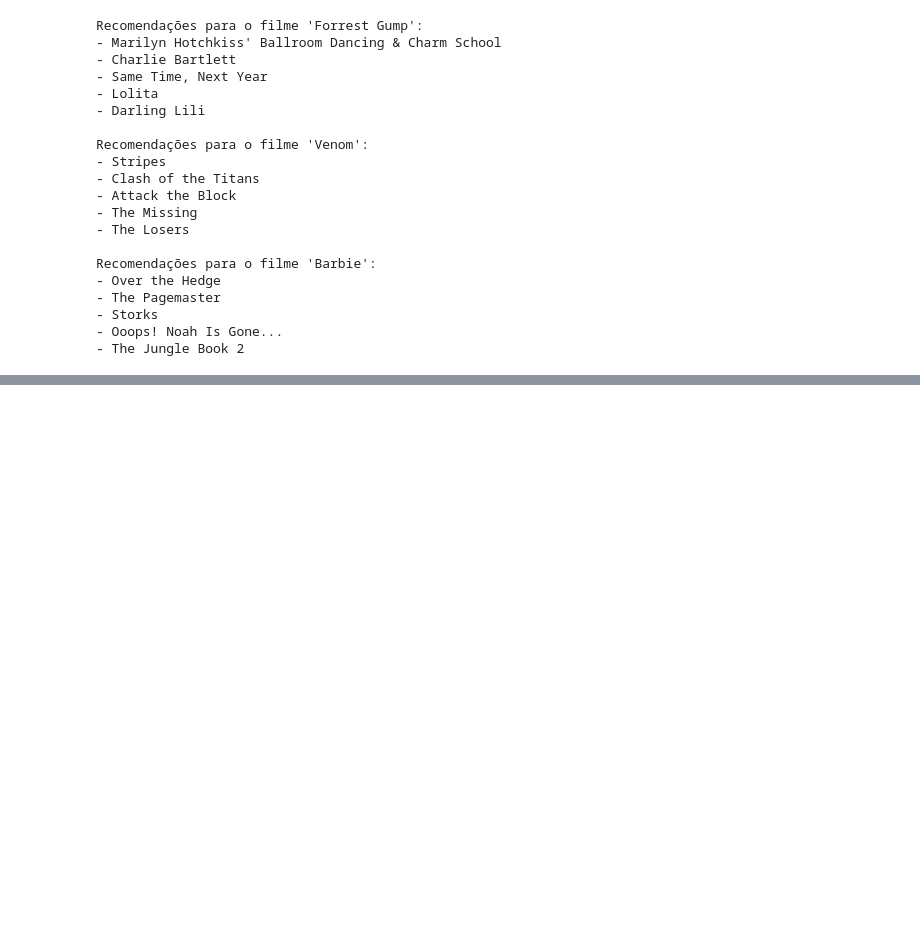
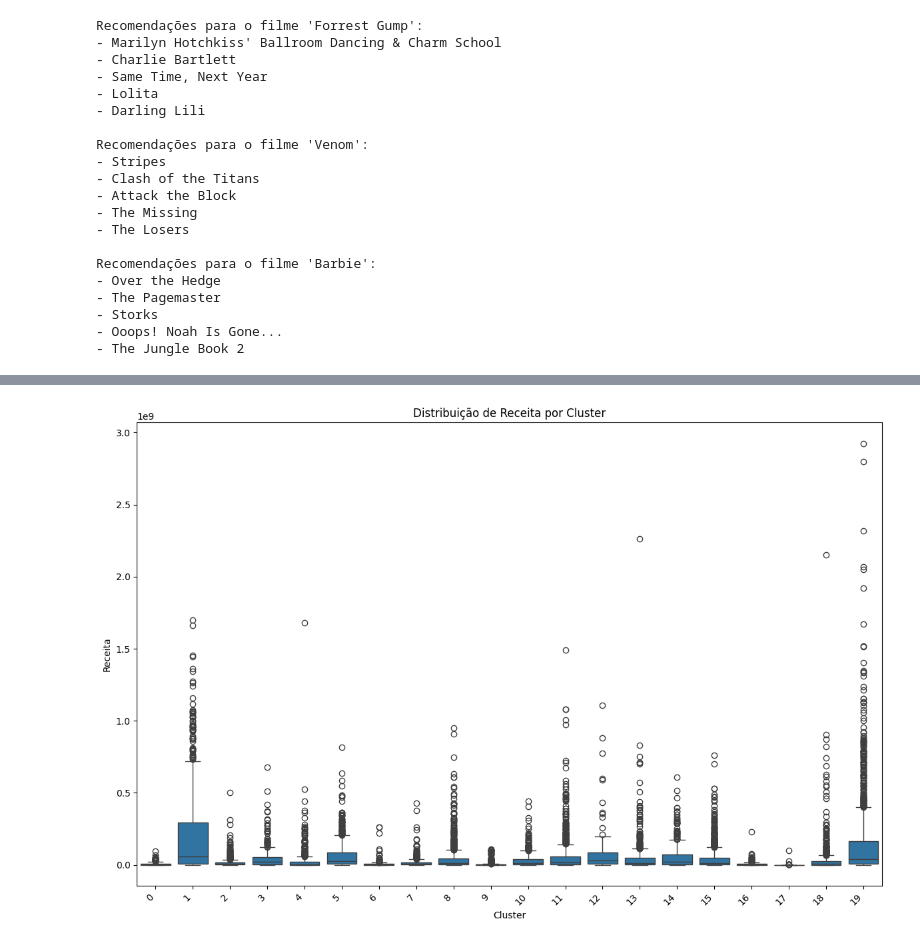
Before and after one commit to Marteldelfer/PISI3, a Jupyter notebook: Clustering_e_algoritmo_de_recomendação.ipynb, the cells around one changed output, grey strips where cells are left out. Cells and saved outputs as stored; diff of their text form; code cells hidden in the pictures; blank space fills up the shorter version.

Commit message:
Criando os gráficos boxplot com os valores numéricos

```diff
--- a/Clustering_e_algoritmo_de_recomendação.ipynb
+++ b/Clustering_e_algoritmo_de_recomendação.ipynb
@@ -580,0 +581,81 @@ Recomendações para o filme 'Barbie':
+# %%
+# prompt: crie uma vizualidação dos clusters com boxplot
+
+# Crie o boxplot dos clusters com base em alguma característica numérica do seu DataFrame original
+# Por exemplo, vamos usar a coluna 'revenue' (receita), se ela existir e for numérica
+# Substitua 'revenue' pela coluna numérica que você deseja visualizar por cluster
+
+# Verifique se a coluna 'revenue' existe e é numérica
+if 'revenue' in df_clustered.columns and pd.api.types.is_numeric_dtype(df_clustered['revenue']):
+    plt.figure(figsize=(12, 8))
+    sns.boxplot(x='cluster', y='revenue', data=df_clustered)
+    plt.title('Distribuição de Receita por Cluster')
+    plt.xlabel('Cluster')
+    plt.ylabel('Receita')
+    plt.xticks(rotation=45, ha='right')
+    plt.tight_layout()
+    plt.show()
+else:
+    print("Coluna 'revenue' não encontrada ou não é numérica. Escolha outra coluna numérica para o boxplot.")
+
+if 'imdb_rating' in df_clustered.columns and pd.api.types.is_numeric_dtype(df_clustered['imdb_rating']):
+    plt.figure(figsize=(12, 8))
+    sns.boxplot(x='cluster', y='revenue', data=df_clustered)
+    plt.title('Distribuição de Nota por Cluster')
+    plt.xlabel('Cluster')
+    plt.ylabel('Nota')
+    plt.xticks(rotation=45, ha='right')
+    plt.tight_layout()
+    plt.show()
+else:
+    print("Coluna 'imdb_rating' não encontrada ou não é numérica. Escolha outra coluna numérica para o boxplot.")
+
+if 'runtime' in df_clustered.columns and pd.api.types.is_numeric_dtype(df_clustered['runtime']):
+    plt.figure(figsize=(12, 8))
+    sns.boxplot(x='cluster', y='runtime', data=df_clustered)
+    plt.title('Distribuição de Duração por Cluster')
+    plt.xlabel('Cluster')
+    plt.ylabel('Duração')
+    plt.xticks(rotation=45, ha='right')
+    plt.tight_layout()
+    plt.show()
+else:
+    print("Coluna 'runtime' também não encontrada ou não é numérica.")
+
+if 'vote_count' in df_clustered.columns and pd.api.types.is_numeric_dtype(df_clustered['vote_count']):
+    plt.figure(figsize=(12, 8))
+    sns.boxplot(x='cluster', y='runtime', data=df_clustered)
+    plt.title('Distribuição de quantidade de Votos por Cluster')
+    plt.xlabel('Cluster')
+    plt.ylabel('Quantidade de votos')
+    plt.xticks(rotation=45, ha='right')
+    plt.tight_layout()
+    plt.show()
+else:
+    print("Coluna 'runtime' também não encontrada ou não é numérica.")
+
+if 'vote_average' in df_clustered.columns and pd.api.types.is_numeric_dtype(df_clustered['vote_average']):
+    plt.figure(figsize=(12, 8))
+    sns.boxplot(x='cluster', y='runtime', data=df_clustered)
+    plt.title('Distribuição de média de Votos por Cluster')
+    plt.xlabel('Cluster')
+    plt.ylabel('Média de votos')
+    plt.xticks(rotation=45, ha='right')
+    plt.tight_layout()
+    plt.show()
+else:
+    print("Coluna 'vote_average' também não encontrada ou não é numérica.")
+
+if 'budget' in df_clustered.columns and pd.api.types.is_numeric_dtype(df_clustered['budget']):
+    plt.figure(figsize=(12, 8))
+    sns.boxplot(x='cluster', y='runtime', data=df_clustered)
+    plt.title('Distribuição de orçamento por Cluster')
+    plt.xlabel('Cluster')
+    plt.ylabel('Orçamento')
+    plt.xticks(rotation=45, ha='right')
+    plt.tight_layout()
+    plt.show()
+else:
+    print("Coluna 'budget' também não encontrada ou não é numérica.")
+# %% [output]
+[figure, added]
```
Also changed, not shown: parts of 6 cells of this notebook.
